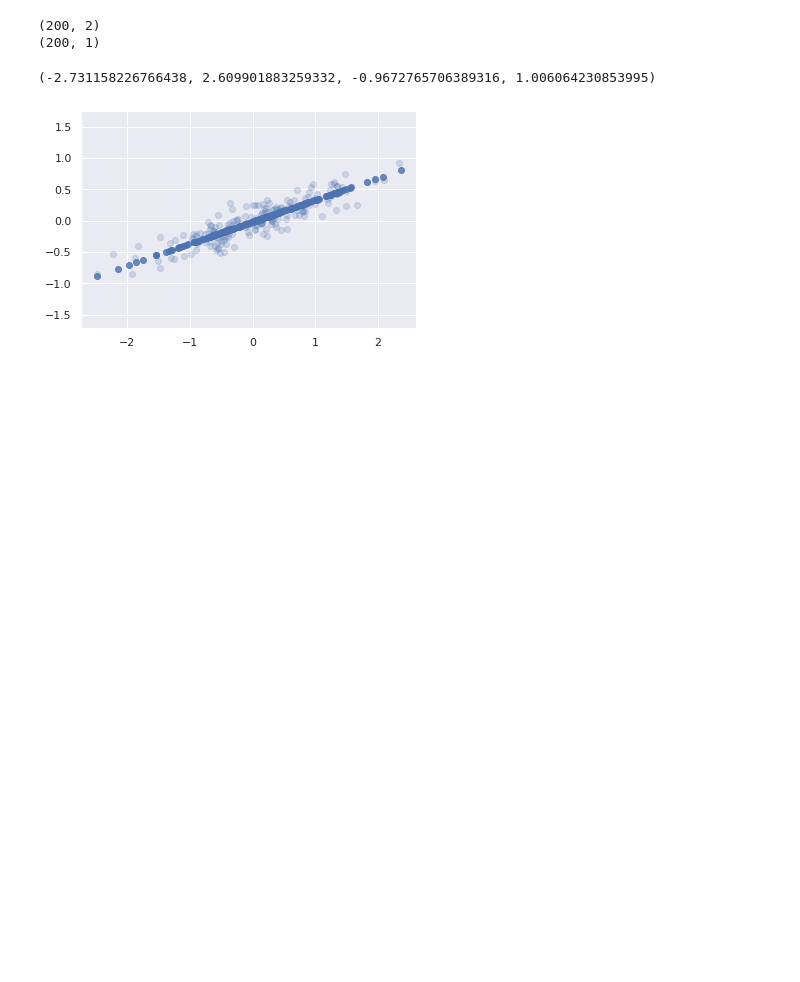
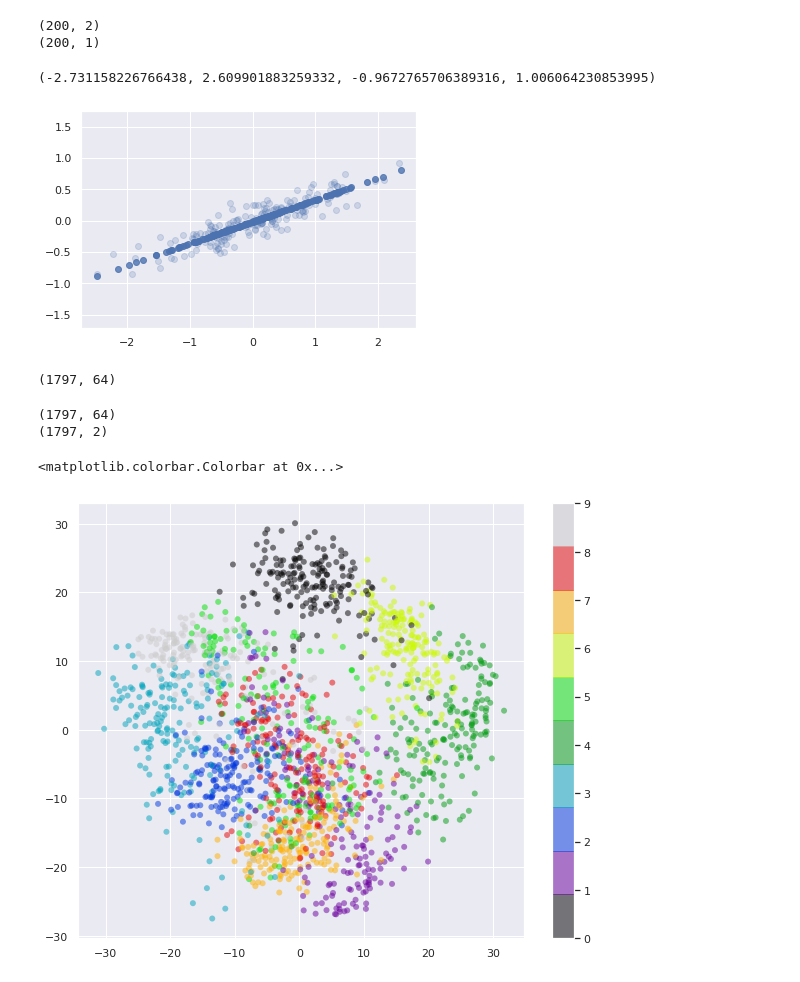
Before and after one commit to Amirserajj/ML-Lab, a Jupyter notebook: ML_Lab_Scikit.ipynb, the cells around one changed output. Cells and saved outputs as stored; diff of their text form; code cells hidden in the pictures; blank space fills up the shorter version.

Commit message:
PCA on Digits dataset

```diff
--- a/ML_Lab_Scikit.ipynb
+++ b/ML_Lab_Scikit.ipynb
@@ -511,3 +511,26 @@ plt.axis("equal")
 # %% [output]
 (-2.731158226766438, 2.609901883259332, -0.9672765706389316, 1.006064230853995)
 [figure]
+# %%
+#PCA on Digits dataset
+from sklearn.datasets import load_digits
+digits=load_digits()
+X,y=digits.data,digits.target
+print(X.shape)
+# %% [output]
+(1797, 64)
+# %%
+pca=PCA(n_components=2)
+X_proj=pca.fit_transform(X)
+print(X.shape)
+print(X_proj.shape)
+# %% [output]
+(1797, 64)
+(1797, 2)
+# %%
+plt.figure(figsize=(10.0,8.0))
+plt.scatter(X_proj[:,0],X_proj[:,1],c=y,edgecolor="none",alpha=0.5,cmap=plt.cm.get_cmap("nipy_spectral",10))
+plt.colorbar()
+# %% [output]
+<matplotlib.colorbar.Colorbar at 0x...>
+[figure, added]
```
